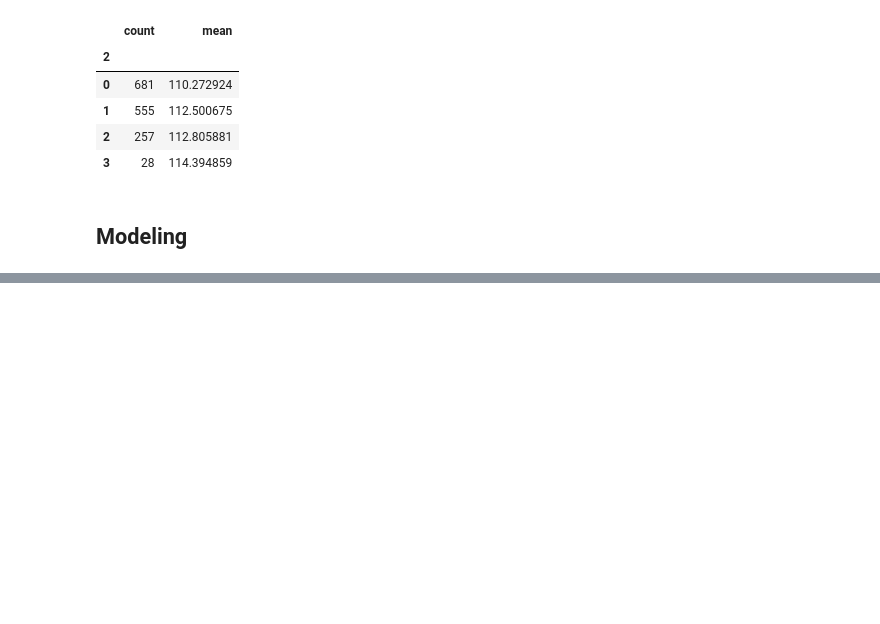
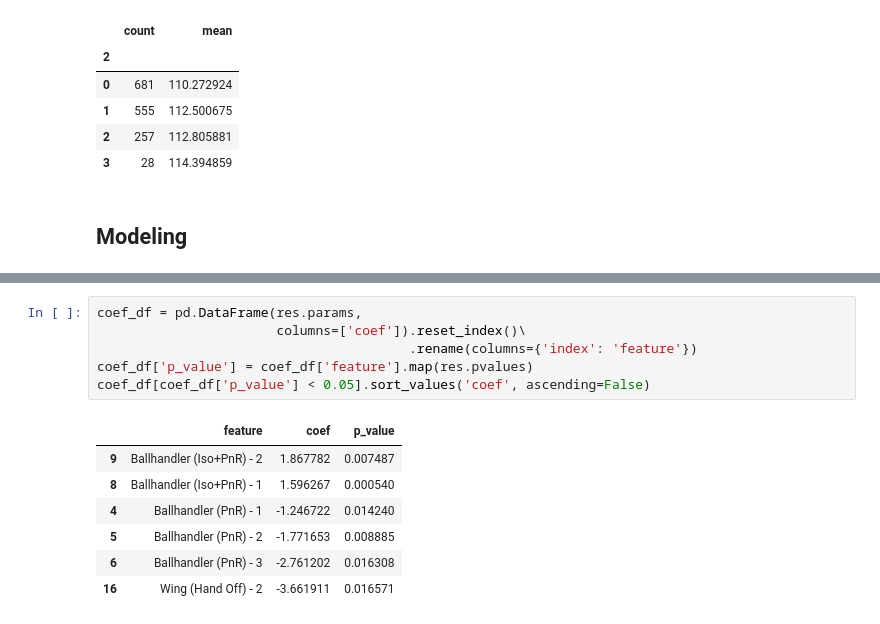
Before and after one commit to xulianrenzoku/synergy_clustering, a Jupyter notebook: nba_clustering_lineup_models.ipynb, the cells around one changed output, grey strips where cells are left out. Saved outputs shown, nothing was run; the diff lists cells and outputs as text; blank space fills up the shorter version.

```diff
--- a/nba_clustering_lineup_models.ipynb
+++ b/nba_clustering_lineup_models.ipynb
@@ -587,0 +671,14 @@ lineup_df_100.groupby(2)['adj_off_Pts/Poss'].agg(['count', 'mean'])
+# %%
+coef_df = pd.DataFrame(res.params,
+                       columns=['coef']).reset_index()\
+                                        .rename(columns={'index': 'feature'})
+coef_df['p_value'] = coef_df['feature'].map(res.pvalues)
+coef_df[coef_df['p_value'] < 0.05].sort_values('coef', ascending=False)
+# %% [output]
+|  | feature | coef | p_value |
+| 9 | Ballhandler (Iso+PnR) - 2 | 1.867782 | 0.007487 |
+| 8 | Ballhandler (Iso+PnR) - 1 | 1.596267 | 0.000540 |
+| 4 | Ballhandler (PnR) - 1 | -1.246722 | 0.014240 |
+| 5 | Ballhandler (PnR) - 2 | -1.771653 | 0.008885 |
+| 6 | Ballhandler (PnR) - 3 | -2.761202 | 0.016308 |
+| 16 | Wing (Hand Off) - 2 | -3.661911 | 0.016571 |
```
Also changed, not shown: parts of 8 cells of this notebook.
